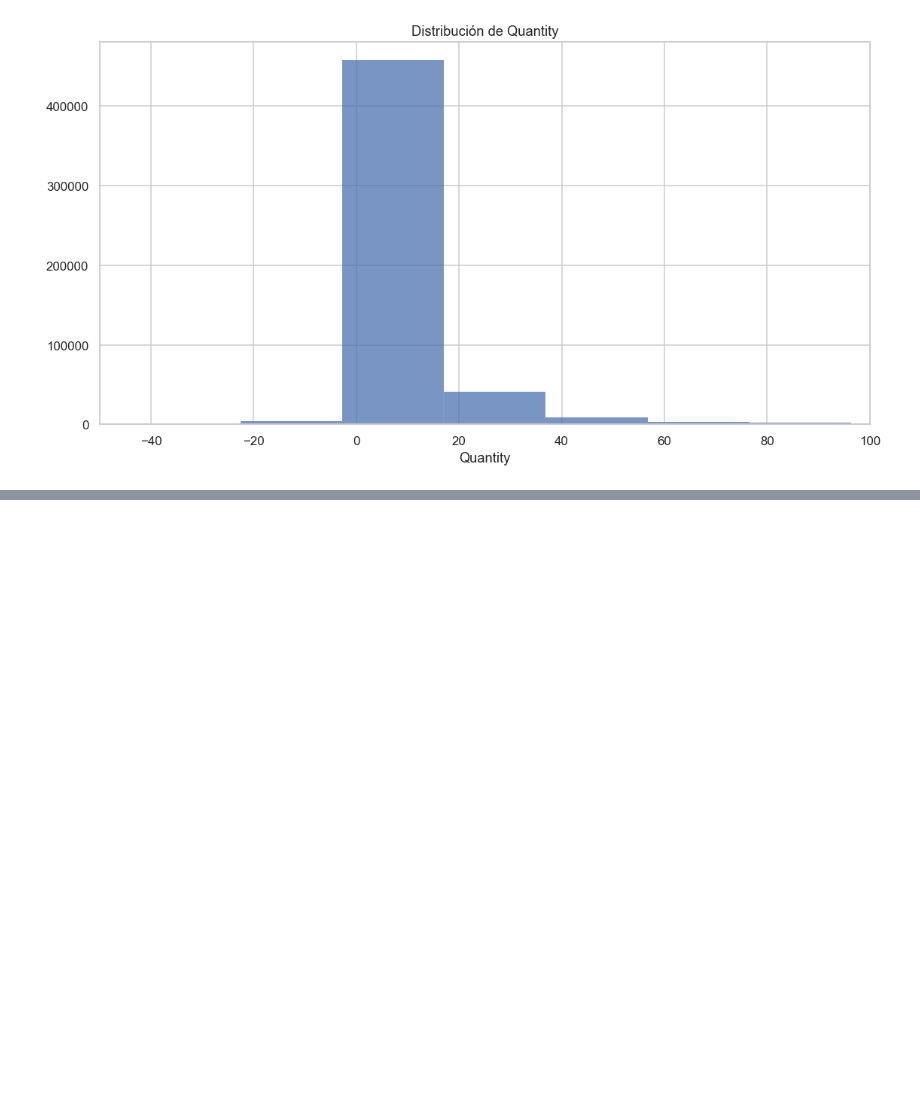
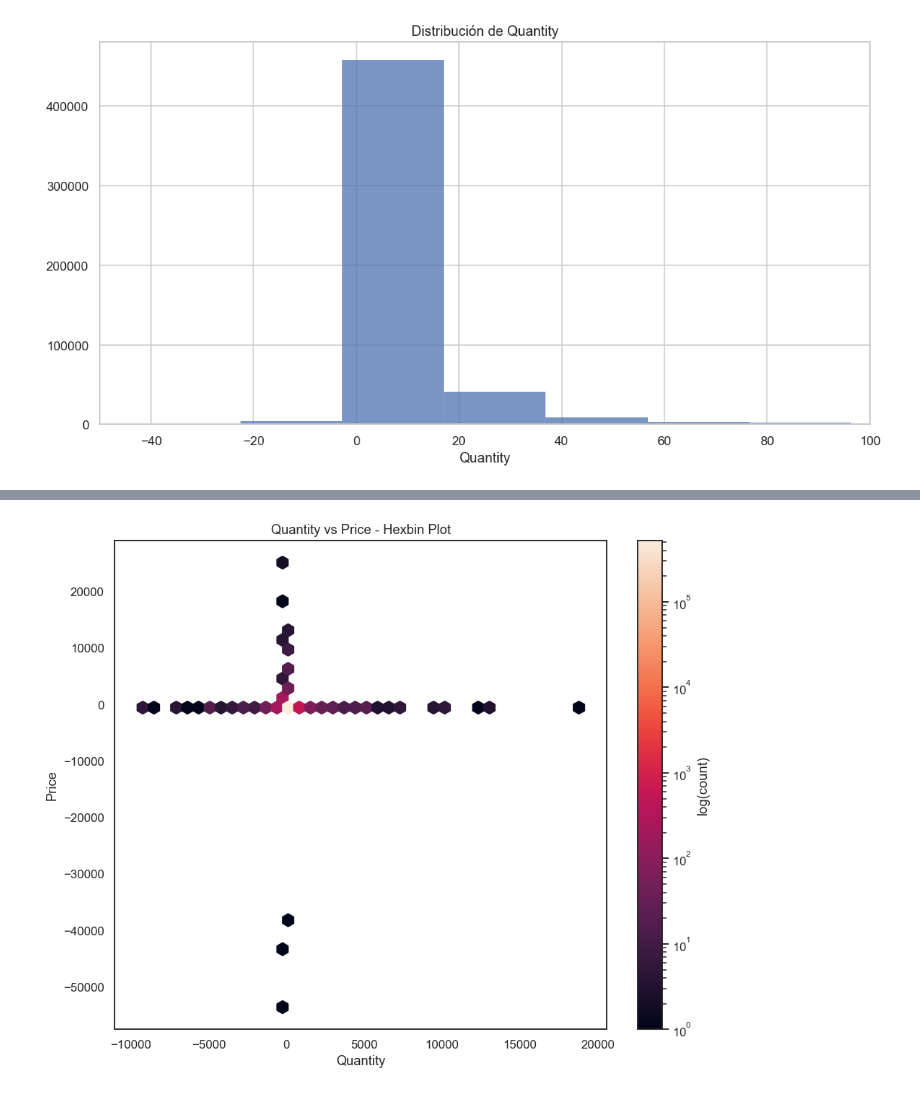
Before and after one commit to DaLeedev/CLTV_PROJECT, a Jupyter notebook: notebooks/01_Exploracion Inicial.ipynb, the cells around one changed output, grey strips where cells are left out. Cells and saved outputs as stored; diff of their text form; code cells hidden in the pictures; blank space fills up the shorter version.

```diff
--- a/notebooks/01_Exploracion Inicial.ipynb
+++ b/notebooks/01_Exploracion Inicial.ipynb
@@ -244,0 +255,18 @@ plt.show()
+# %%
+sns.set_theme(style='white')
+
+plt.figure(figsize=(10, 8))
+plt.hexbin(
+    df['Quantity'],
+    df['Price'],
+    gridsize=40,
+    mincnt=1,
+    bins='log'
+)
+plt.xlabel('Quantity')
+plt.ylabel('Price')
+plt.title('Quantity vs Price - Hexbin Plot')
+plt.colorbar(label='log(count)')
+plt.show()
+# %% [output]
+[figure, added]
```
Also changed, not shown: parts of 10 cells of this notebook.
